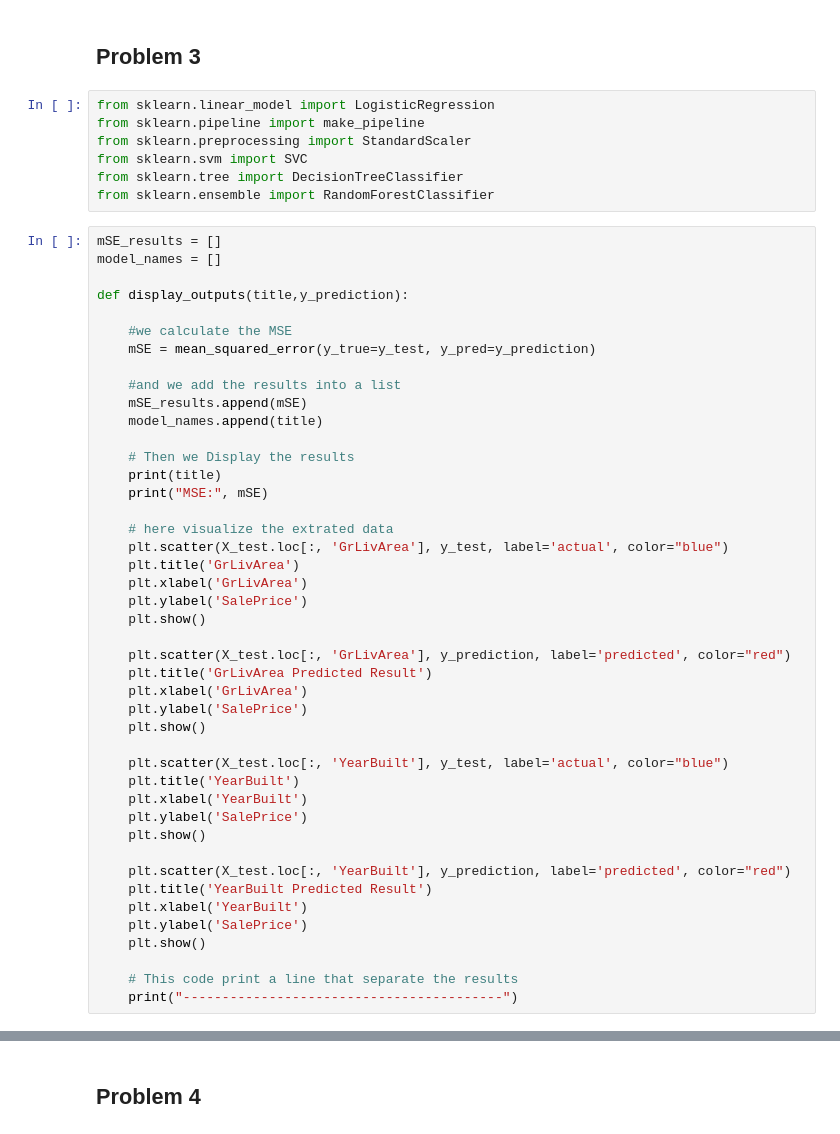
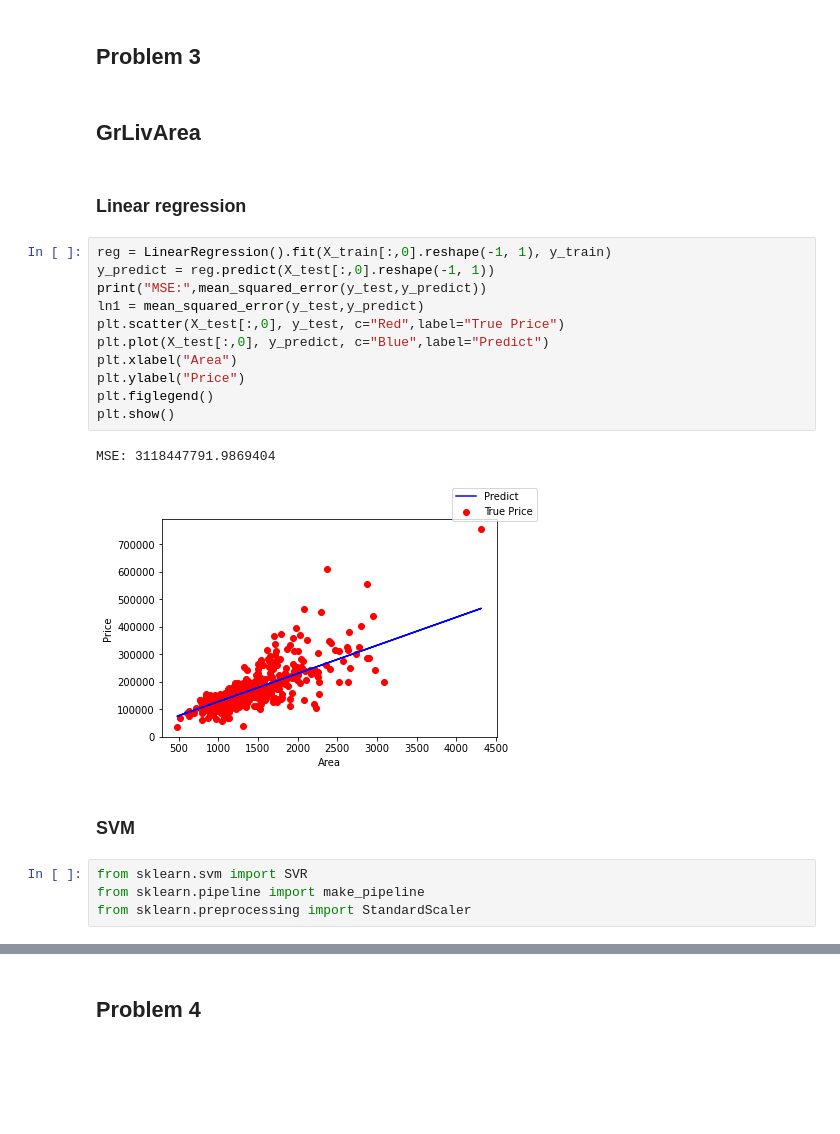
Before and after one commit to PhucNguyenAH/DIVEINTOCODE_term1_week4, a Jupyter notebook: house_prices.ipynb, the cells around one changed output, grey strips where cells are left out. Drawn from its saved outputs; the diff is of its cells as text; blank space fills up the shorter version.

```diff
--- a/house_prices.ipynb
+++ b/house_prices.ipynb
@@ -74,53 +75,26 @@ plt.show()
 # %% [markdown]
 ## Problem 3
+# %% [markdown]
+## GrLivArea
+# %% [markdown]
+### Linear regression
+# %%
+reg = LinearRegression().fit(X_train[:,0].reshape(-1, 1), y_train)
+y_predict = reg.predict(X_test[:,0].reshape(-1, 1))
+print("MSE:",mean_squared_error(y_test,y_predict))
+ln1 = mean_squared_error(y_test,y_predict)
+plt.scatter(X_test[:,0], y_test, c="Red",label="True Price")
+plt.plot(X_test[:,0], y_predict, c="Blue",label="Predict")
+plt.xlabel("Area")
+plt.ylabel("Price")
+plt.figlegend()
+plt.show()
+# %% [output]
+MSE: 3118447791.9869404
+[figure, added]
+# %% [markdown]
+### SVM
 # %%
-from sklearn.linear_model import LogisticRegression
+from sklearn.svm import SVR
 from sklearn.pipeline import make_pipeline
 from sklearn.preprocessing import StandardScaler
-from sklearn.svm import SVC
-from sklearn.tree import DecisionTreeClassifier
-from sklearn.ensemble import RandomForestClassifier
-# %%
-mSE_results = []
-model_names = []
-
-def display_outputs(title,y_prediction):
-
-    #we calculate the MSE
-    mSE = mean_squared_error(y_true=y_test, y_pred=y_prediction)
-
-    #and we add the results into a list
-    mSE_results.append(mSE)
-    model_names.append(title)
-
-    # Then we Display the results
-    print(title)
-    print("MSE:", mSE)
-
-    # here visualize the extrated data
-    plt.scatter(X_test.loc[:, 'GrLivArea'], y_test, label='actual', color="blue")
-    plt.title('GrLivArea')
-    plt.xlabel('GrLivArea')
-    plt.ylabel('SalePrice')
-    plt.show()
-
-    plt.scatter(X_test.loc[:, 'GrLivArea'], y_prediction, label='predicted', color="red")
-    plt.title('GrLivArea Predicted Result')
-    plt.xlabel('GrLivArea')
-    plt.ylabel('SalePrice')
-    plt.show()
-
-    plt.scatter(X_test.loc[:, 'YearBuilt'], y_test, label='actual', color="blue")
-    plt.title('YearBuilt')
-    plt.xlabel('YearBuilt')
-    plt.ylabel('SalePrice')
-    plt.show()
-
-    plt.scatter(X_test.loc[:, 'YearBuilt'], y_prediction, label='predicted', color="red")
-    plt.title('YearBuilt Predicted Result')
-    plt.xlabel('YearBuilt')
-    plt.ylabel('SalePrice')
-    plt.show()
-
-    # This code print a line that separate the results
-    print("-----------------------------------------")
```
Also changed, not shown: parts of 44 cells of this notebook.
